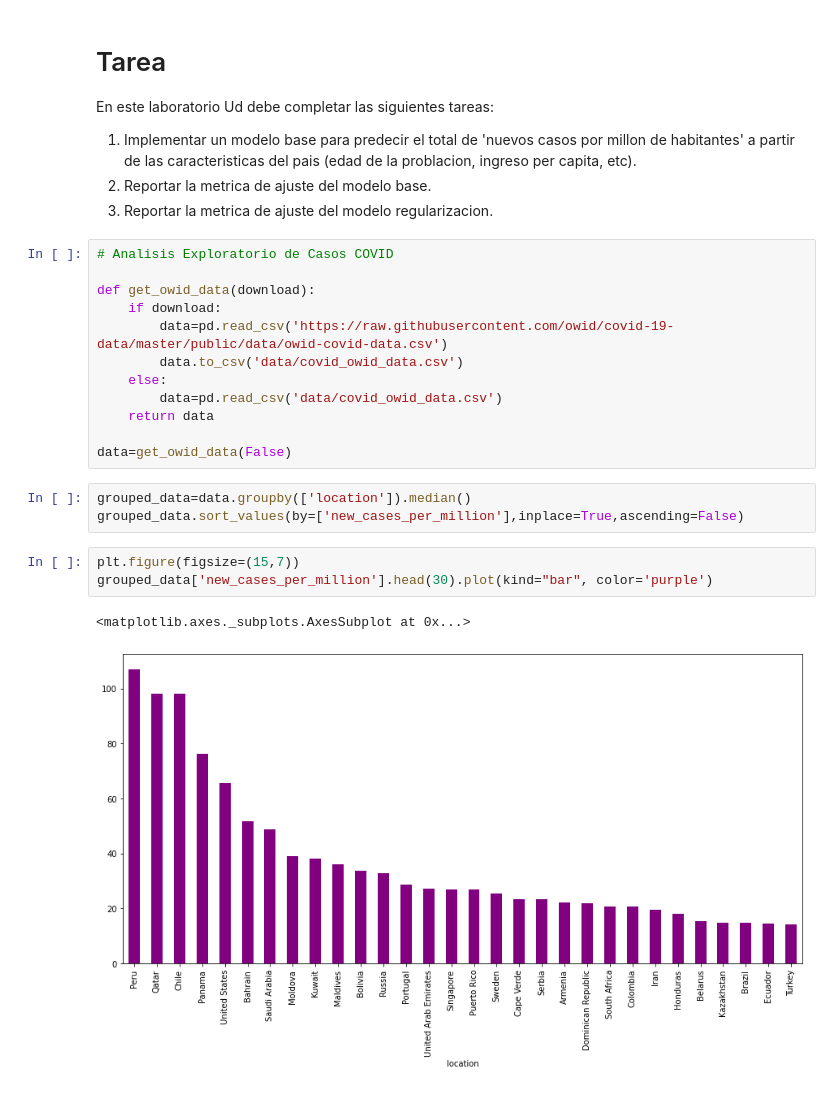
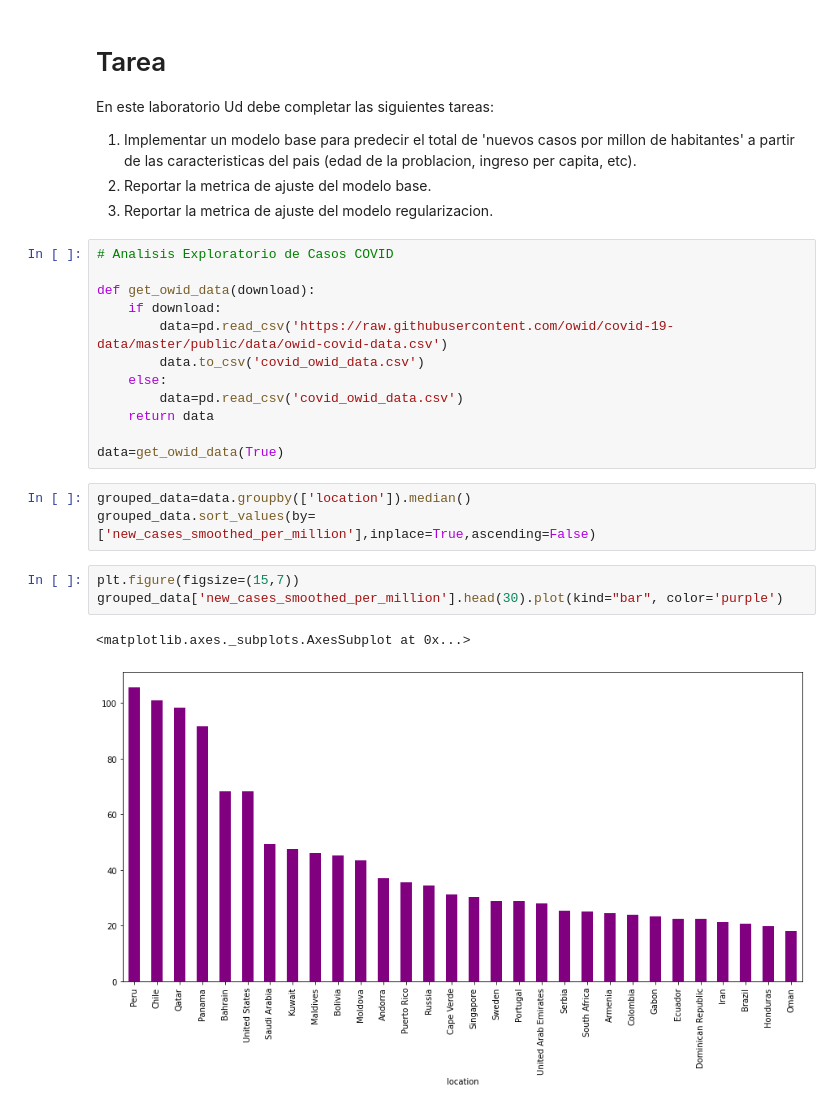
Before and after one commit to sherna90/mineria_datos, a Jupyter notebook: 8.-redes_neuronales.ipynb, the cells around one changed output. Drawn from its saved outputs; the diff is of its cells as text.

```diff
--- a/8.-redes_neuronales.ipynb
+++ b/8.-redes_neuronales.ipynb
@@ -348,18 +477,18 @@ En este laboratorio Ud debe completar las siguientes tareas:
 def get_owid_data(download):
     if download:
         data=pd.read_csv('https://raw.githubusercontent.com/owid/covid-19-data/master/public/data/owid-covid-data.csv')
-        data.to_csv('data/covid_owid_data.csv')
+        data.to_csv('covid_owid_data.csv')
     else:
-        data=pd.read_csv('data/covid_owid_data.csv')
+        data=pd.read_csv('covid_owid_data.csv')
     return data
 
-data=get_owid_data(False)
+data=get_owid_data(True)
 # %%
 grouped_data=data.groupby(['location']).median()
-grouped_data.sort_values(by=['new_cases_per_million'],inplace=True,ascending=False)
+grouped_data.sort_values(by=['new_cases_smoothed_per_million'],inplace=True,ascending=False)
 # %%
 plt.figure(figsize=(15,7))
-grouped_data['new_cases_per_million'].head(30).plot(kind="bar", color='purple')
+grouped_data['new_cases_smoothed_per_million'].head(30).plot(kind="bar", color='purple')
 # %% [output]
 <matplotlib.axes._subplots.AxesSubplot at 0x...>
-[figure, old version]
+[figure, new version]
```
Also changed, not shown: parts of 38 cells of this notebook.
